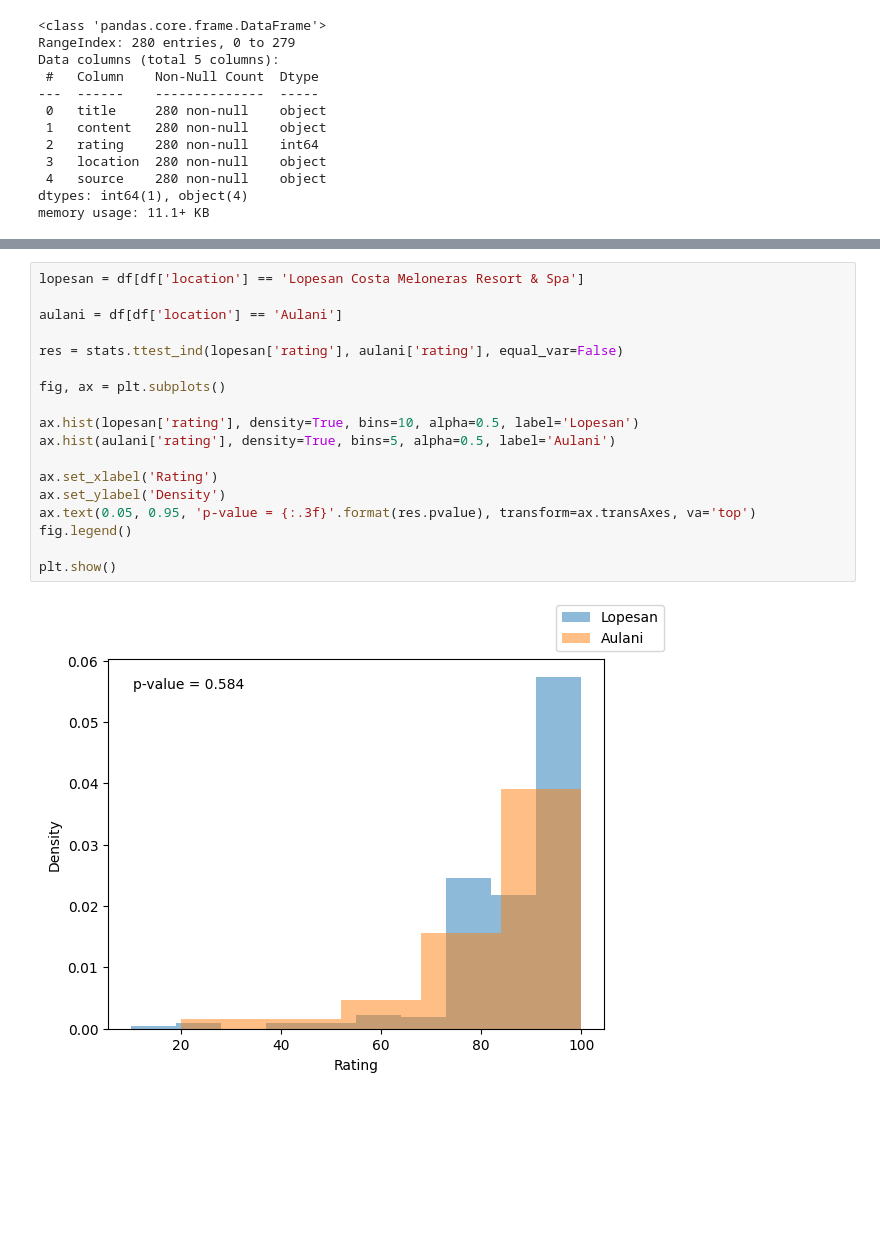
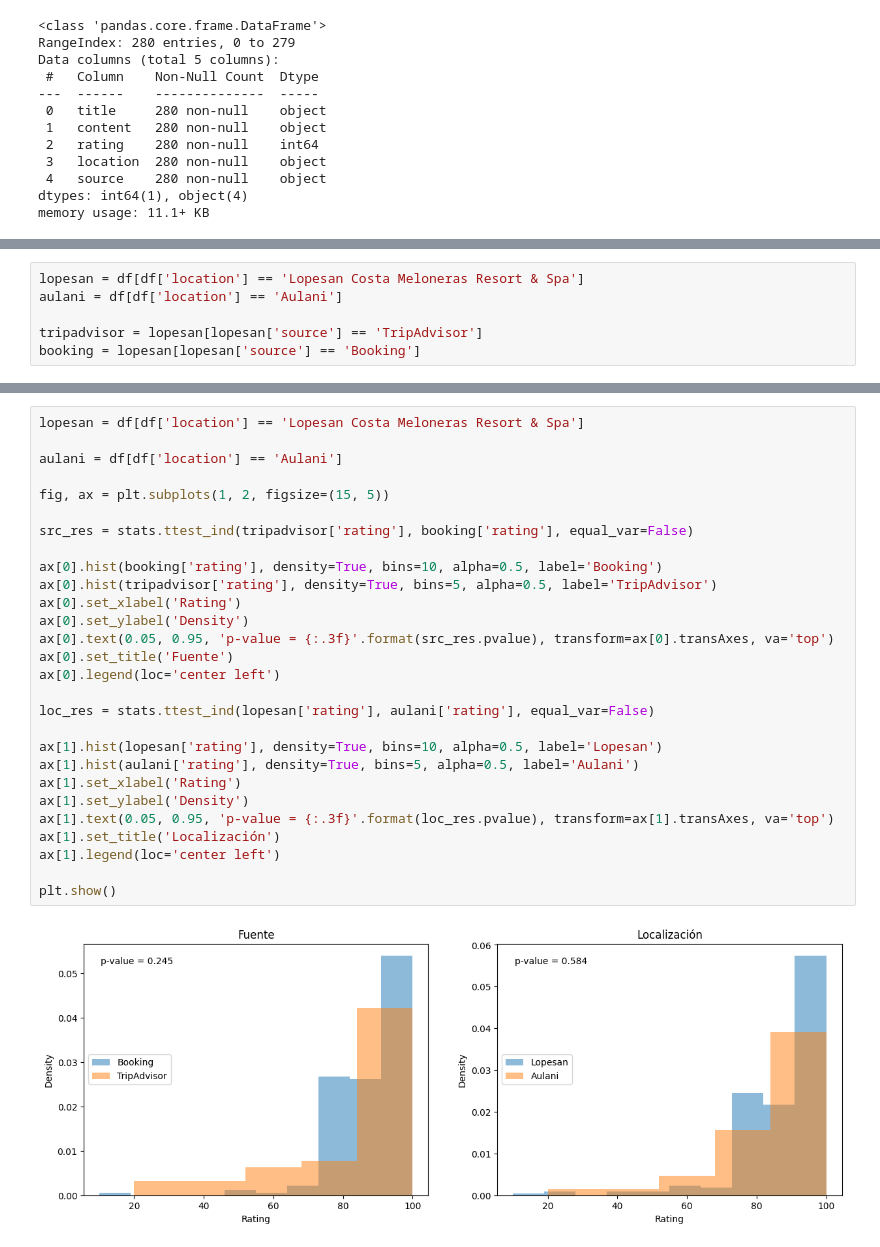
Before and after one commit to Aurora2500/FMCC, a Jupyter notebook: entrega_5/estudio.ipynb, the cells around one changed output, grey strips where cells are left out. Drawn from its saved outputs; the diff is of its cells as text; blank space fills up the shorter version.

```diff
--- a/entrega_5/estudio.ipynb
+++ b/entrega_5/estudio.ipynb
@@ -27,0 +33,6 @@ memory usage: 11.1+ KB
+# %%
+lopesan = df[df['location'] == 'Lopesan Costa Meloneras Resort & Spa']
+aulani = df[df['location'] == 'Aulani']
+
+tripadvisor = lopesan[lopesan['source'] == 'TripAdvisor']
+booking = lopesan[lopesan['source'] == 'Booking']
@@ -28,20 +51,30 @@ memory usage: 11.1+ KB
 # %%
 lopesan = df[df['location'] == 'Lopesan Costa Meloneras Resort & Spa']
 
 aulani = df[df['location'] == 'Aulani']
 
-res = stats.ttest_ind(lopesan['rating'], aulani['rating'], equal_var=False)
+fig, ax = plt.subplots(1, 2, figsize=(15, 5))
 
-fig, ax = plt.subplots()
+src_res = stats.ttest_ind(tripadvisor['rating'], booking['rating'], equal_var=False)
 
-ax.hist(lopesan['rating'], density=True, bins=10, alpha=0.5, label='Lopesan')
-ax.hist(aulani['rating'], density=True, bins=5, alpha=0.5, label='Aulani')
+ax[0].hist(booking['rating'], density=True, bins=10, alpha=0.5, label='Booking')
+ax[0].hist(tripadvisor['rating'], density=True, bins=5, alpha=0.5, label='TripAdvisor')
+ax[0].set_xlabel('Rating')
+ax[0].set_ylabel('Density')
+ax[0].text(0.05, 0.95, 'p-value = {:.3f}'.format(src_res.pvalue), transform=ax[0].transAxes, va='top')
+ax[0].set_title('Fuente')
+ax[0].legend(loc='center left')
 
-ax.set_xlabel('Rating')
-ax.set_ylabel('Density')
-ax.text(0.05, 0.95, 'p-value = {:.3f}'.format(res.pvalue), transform=ax.transAxes, va='top')
-fig.legend()
+loc_res = stats.ttest_ind(lopesan['rating'], aulani['rating'], equal_var=False)
+
+ax[1].hist(lopesan['rating'], density=True, bins=10, alpha=0.5, label='Lopesan')
+ax[1].hist(aulani['rating'], density=True, bins=5, alpha=0.5, label='Aulani')
+ax[1].set_xlabel('Rating')
+ax[1].set_ylabel('Density')
+ax[1].text(0.05, 0.95, 'p-value = {:.3f}'.format(loc_res.pvalue), transform=ax[1].transAxes, va='top')
+ax[1].set_title('Localización')
+ax[1].legend(loc='center left')
 
 plt.show()
 # %% [output]
-[figure, old version]
+[figure, new version]
```
Also changed, not shown: parts of 7 cells of this notebook.
